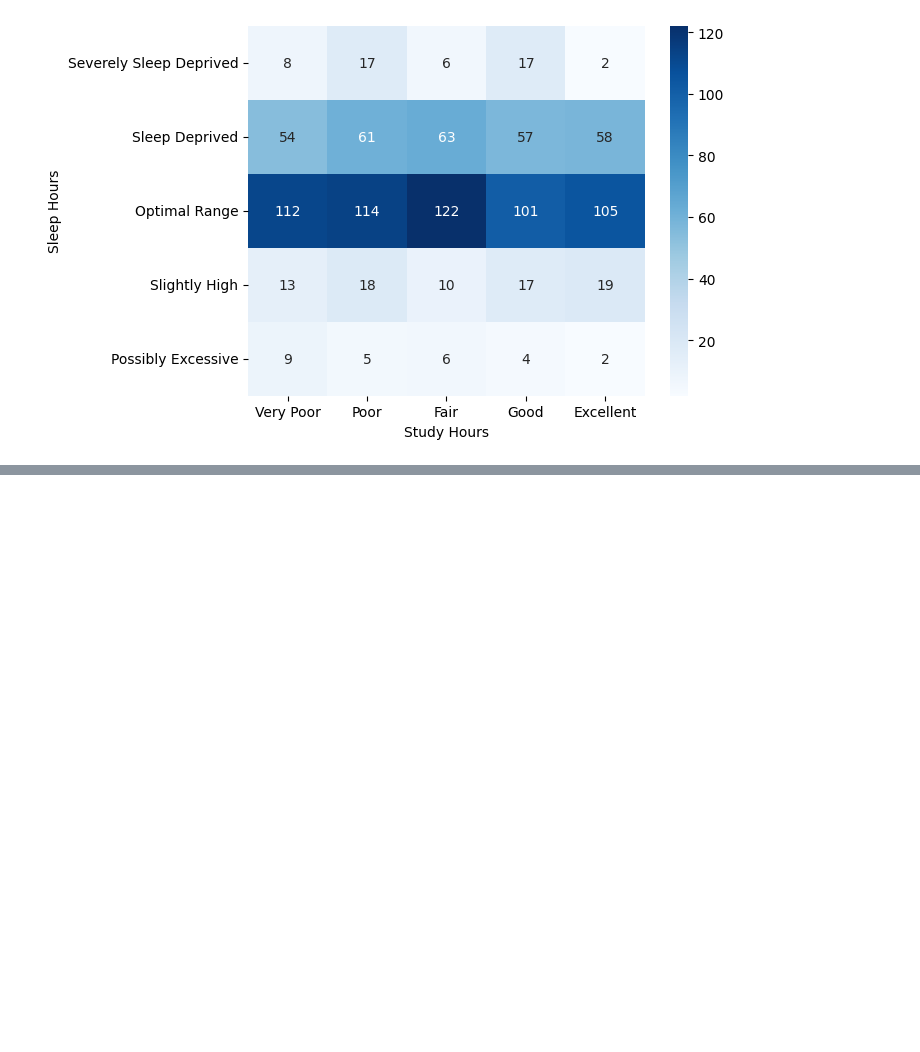
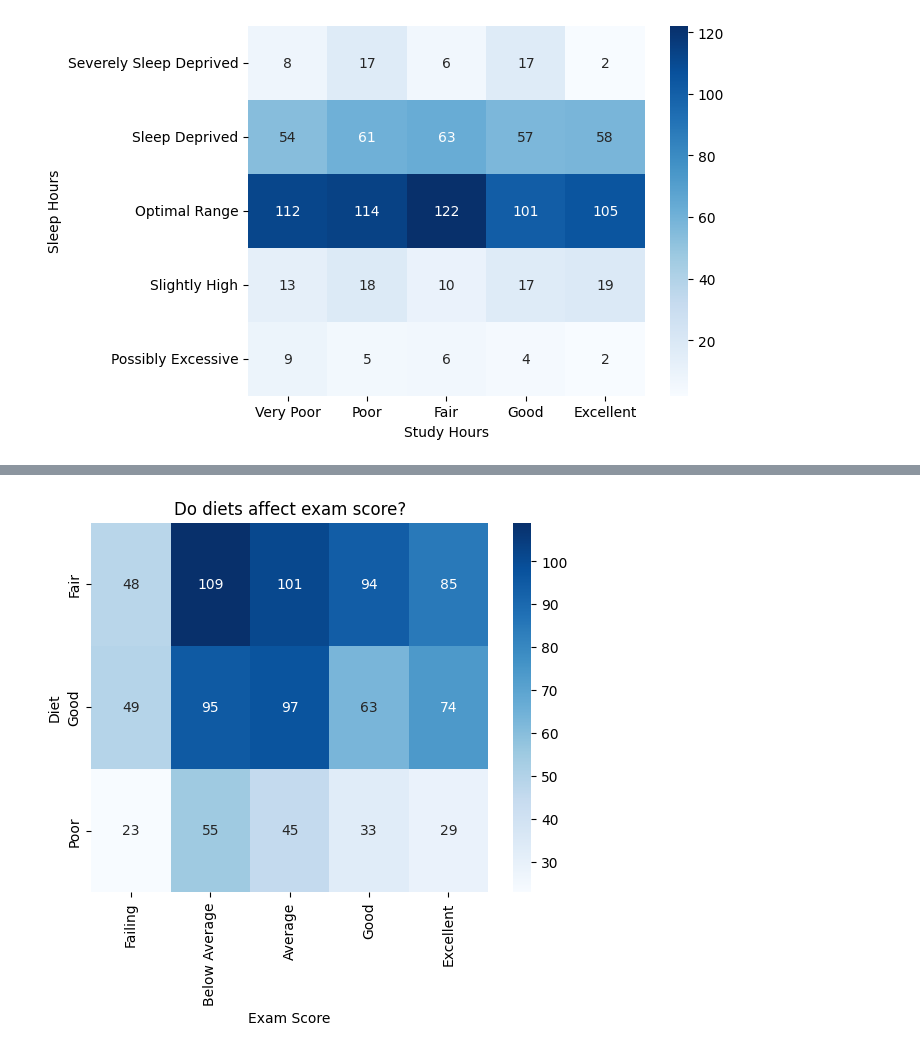
Before and after one commit to aishyuu/Student-Performance-Data-Exploration, a Jupyter notebook: test.ipynb, the cells around one changed output, grey strips where cells are left out. Cells and saved outputs as stored; diff of their text form; code cells hidden in the pictures; blank space fills up the shorter version.

```diff
--- a/test.ipynb
+++ b/test.ipynb
@@ -575,3 +575,14 @@ Covariance Type:             nonrobust
 
 Notes:
 [1] Standard Errors assume that the covariance matrix of the errors is correctly specified.
+# %%
+contingency_table_diet = pd.crosstab(df['diet_quality'], df['exam_score_category'])
+
+sns.heatmap(contingency_table_diet, annot=True, fmt="d", cmap="Blues")
+
+plt.title(f'Do diets affect exam score?')
+plt.ylabel("Diet")
+plt.xlabel("Exam Score")
+plt.show()
+# %% [output]
+[figure, added]
```
Also changed, not shown: parts of 2 cells of this notebook.
